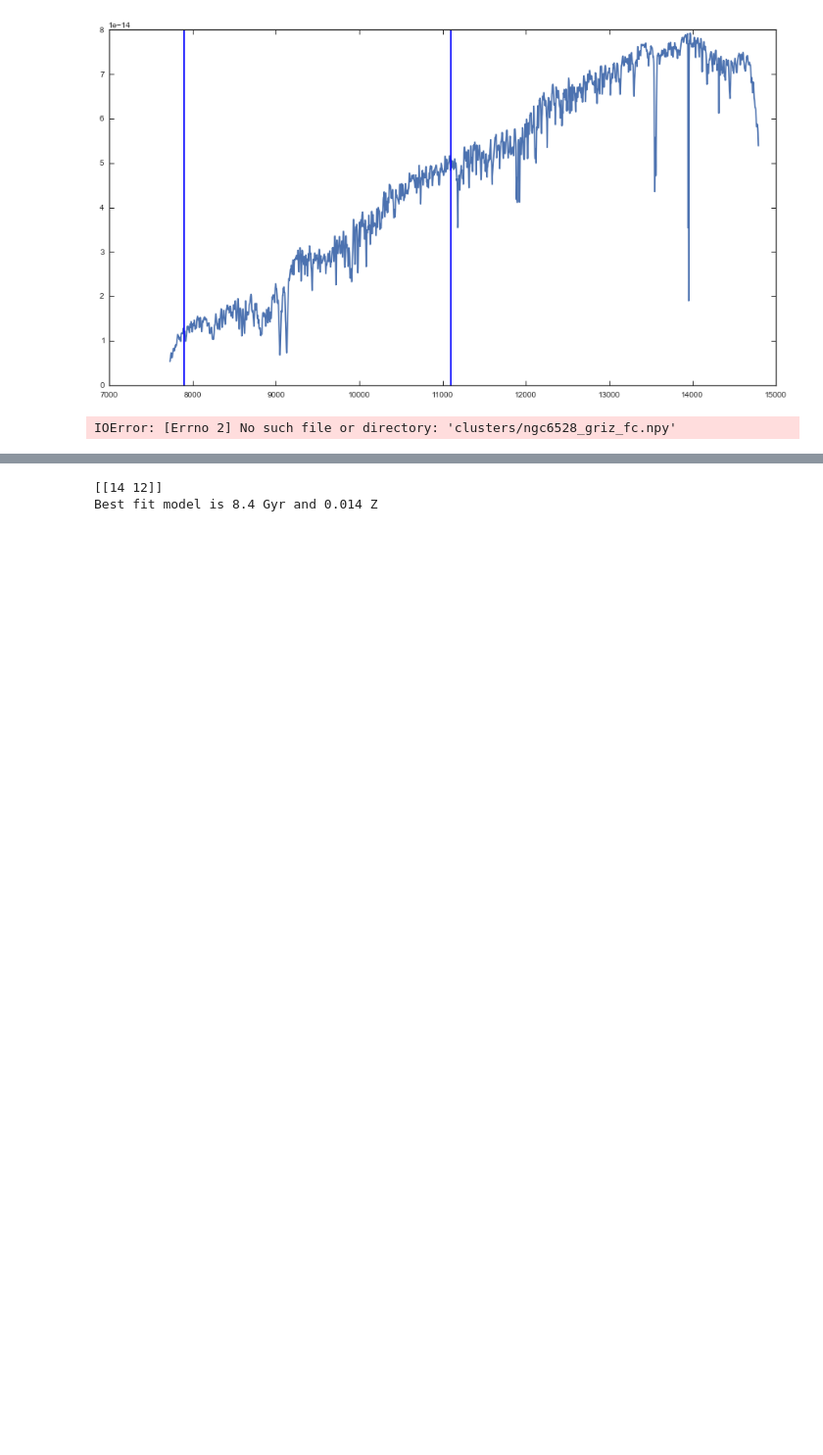
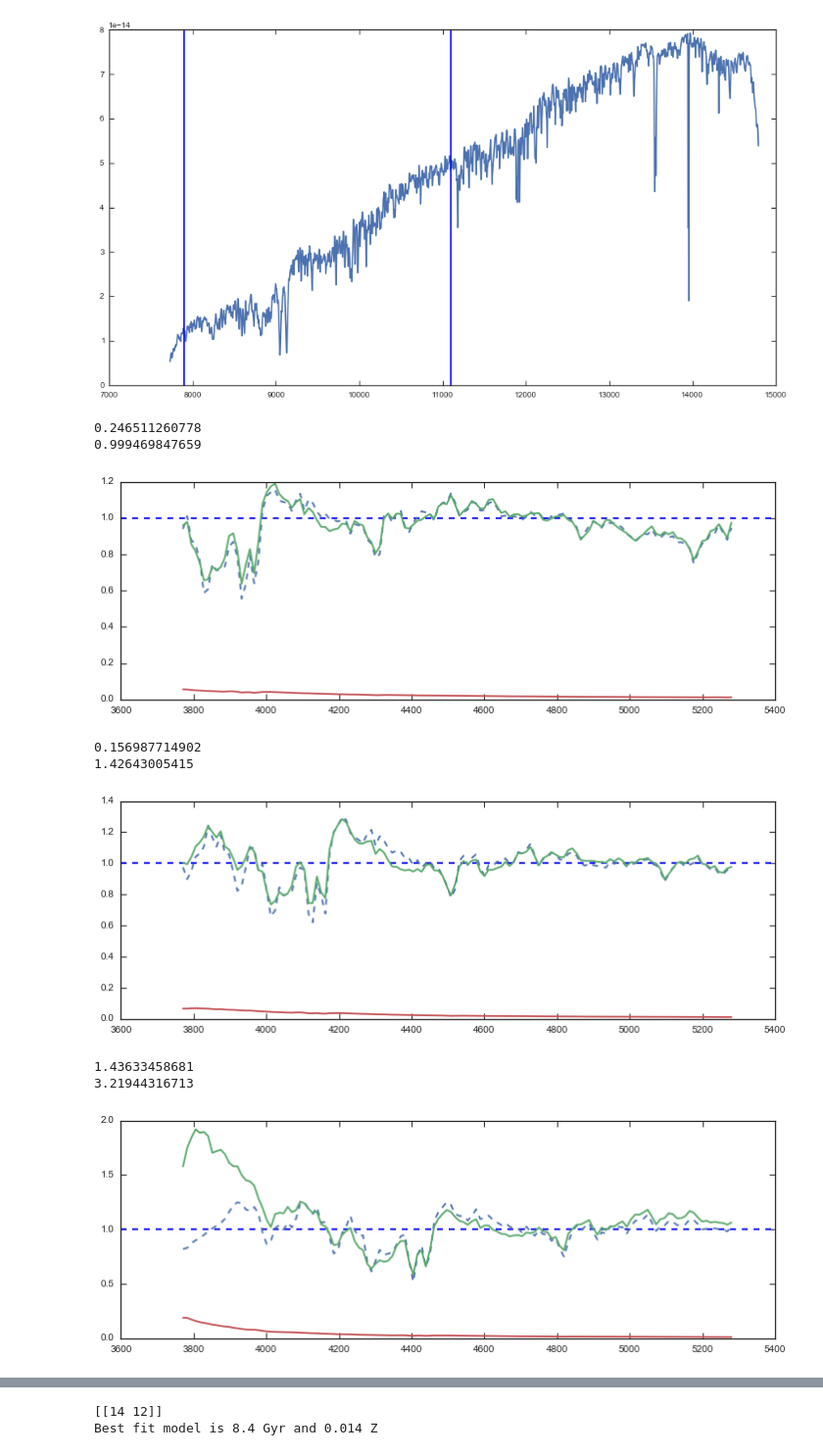
Before and after one commit to Vince-ec/Quiescent_analysis, a Jupyter notebook: scripts/cluster_packager.ipynb, the cells around one changed output, grey strips where cells are left out. Shown at 98% size. Saved outputs shown, nothing was run; the diff lists cells and outputs as text; code cells hidden in the pictures; blank space fills up the shorter version.

```diff
--- a/scripts/cluster_packager.ipynb
+++ b/scripts/cluster_packager.ipynb
@@ -74,31 +74,40 @@ for i in range(len(cluster)):
 # %%
 %matplotlib inline
 cluster=[6528,6553,5927,6304,6388,6441]
+rshift=[1.1,1.2,1.35]
 
-for i in range(len(cluster)):
-    wv,fl = np.load('clusters/ngc%s_griz_fc.npy' % cluster[i])
-    wv,er = np.load('clusters/ngc%s_err_griz_fc.npy' % cluster[i])
+for i in range(len(rshift)):
+    wv,fl = np.load('../clusters/ngc6528_griz_fc_%s.npy' % rshift[i])
+    wv,er = np.load('../clusters/ngc6528_err_griz_fc_%s.npy' % rshift[i])
 
     ncwv,ncfl,ncer=Divide_cont(wv,fl,0.016*er,1.1)
-    clus_model = Cluster_model(0.015,9.8,wv,fl,er)
+    clus_model = Cluster_model(0.015,9.8,0,rshift[i],wv,fl,er)
     clus_model.Remove_continuum()
 
     imfl = interp1d(clus_model.nc_wv,clus_model.nc_fl)(ncwv)
 
     sres = ((ncfl - imfl)/ncer)
 
     print np.mean(sres)
     print np.std(sres)
 
-    np.save('clusters/ngc%s_griz_err_test' % cluster[i],[wv,fl,0.016*er])
+    np.save('../clusters/ngc6528_griz_err_test_%s' % rshift[i],[wv,fl,0.016*er])
 
     plt.figure(figsize=[12,4])
     plt.axhline(1,linestyle='--')
     plt.plot(clus_model.nc_wv,clus_model.nc_fl,'--')
     plt.plot(ncwv,ncfl)
     plt.plot(ncwv,ncer)
     plt.show()
     plt.close()
 # %% [output]
-IOError: [Errno 2] No such file or directory: 'clusters/ngc6528_griz_fc.npy'
+0.246511260778
+0.999469847659
+[figure, added]
+0.156987714902
+1.42643005415
+[figure, added]
+1.43633458681
+3.21944316713
+[figure, added]
 # %%
```
Also changed, not shown: parts of 5 cells of this notebook, 14 other files.
